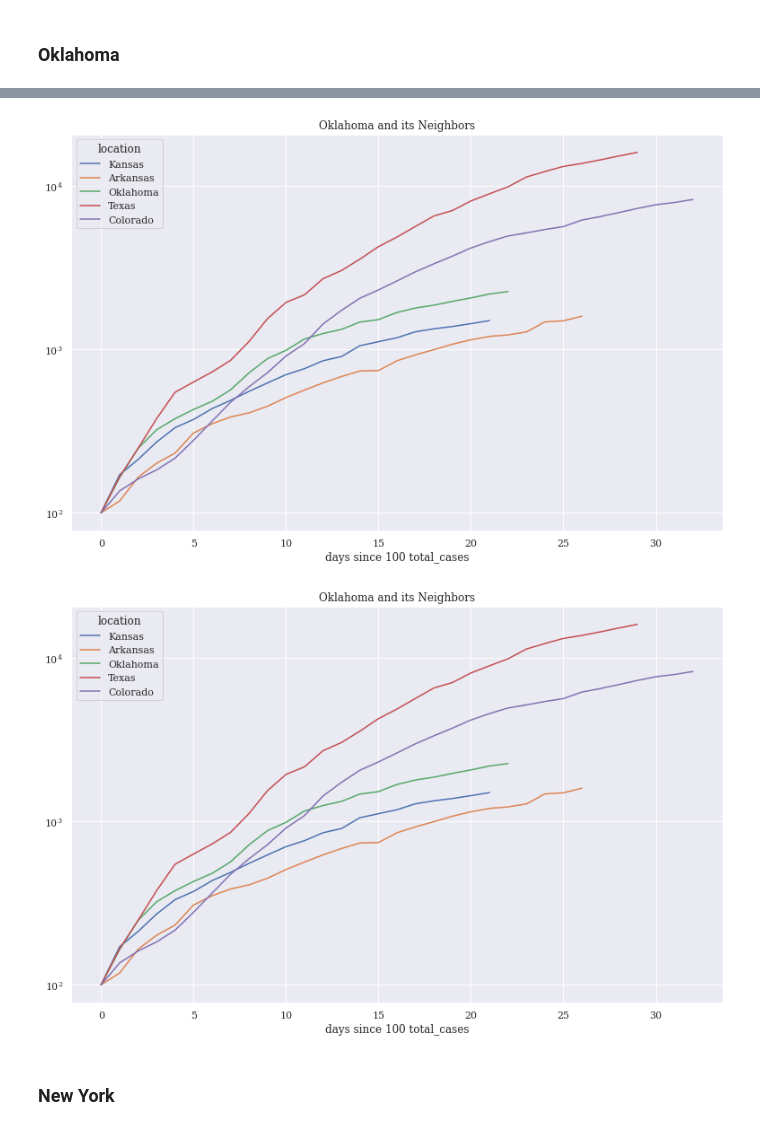
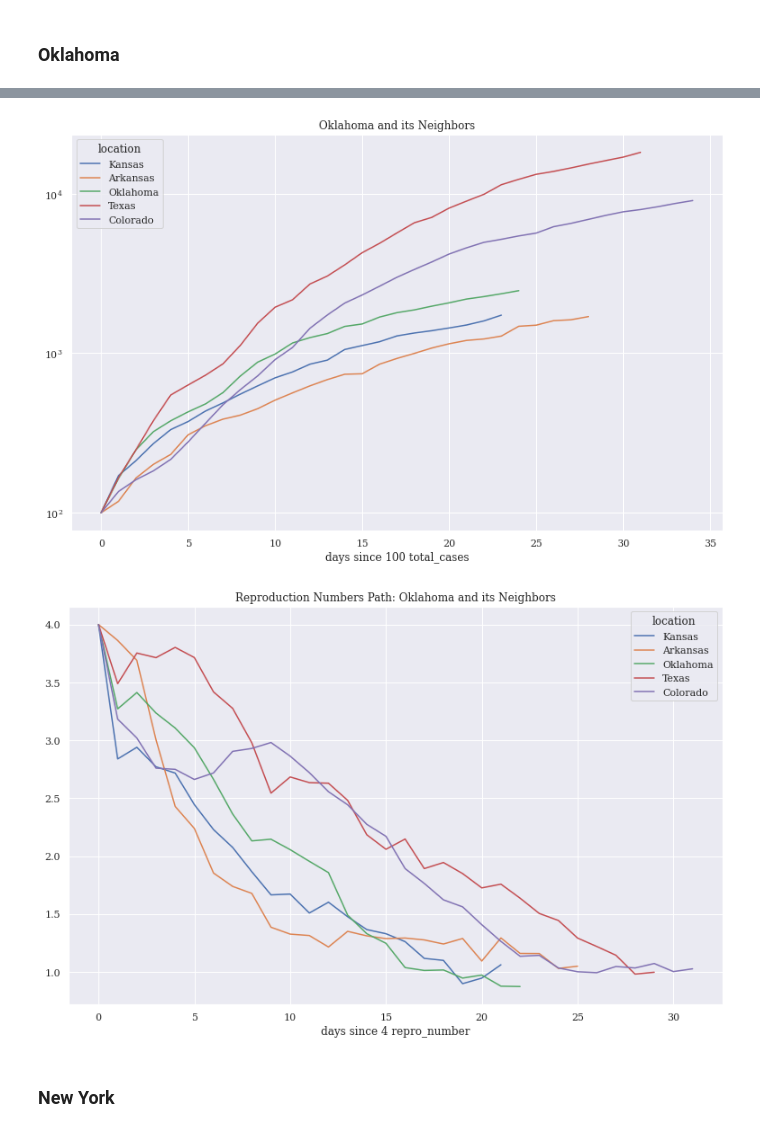
Before and after one commit to tedteske/Covid-19-Model, a Jupyter notebook: covid.ipynb, the cells around one changed output, grey strips where cells are left out. Cells and saved outputs as stored; diff of their text form; code cells hidden in the pictures.

```diff
--- a/covid.ipynb
+++ b/covid.ipynb
@@ -820,11 +823,18 @@ plot_cdr(OK_Cov, 'Covid in Oklahoma')
 # %%
 plot_growth(df_states,
             ['Kansas', 'Arkansas','Oklahoma','Texas','Colorado'],
             title='Oklahoma and its Neighbors', logy=True,
-            min_count=100, column='total_cases')
+            start=100, column='total_cases')
 # %% [output]
-[figure, old version]
+[figure, new version]
-[figure, removed]
+# %%
+plot_growth(df_states[df_states['source']=='actual'],
+            locations=['Kansas', 'Arkansas','Oklahoma','Texas','Colorado'],
+            column='repro_number', start=4, rolling=7, ascending=False,
+            logy=False, min_cases=100,
+            title='Reproduction Numbers Path: Oklahoma and its Neighbors')
+# %% [output]
+[figure, added]
 # %% [markdown]
 ### New York
 # %%
```
Also changed, not shown: parts of 46 cells of this notebook.
